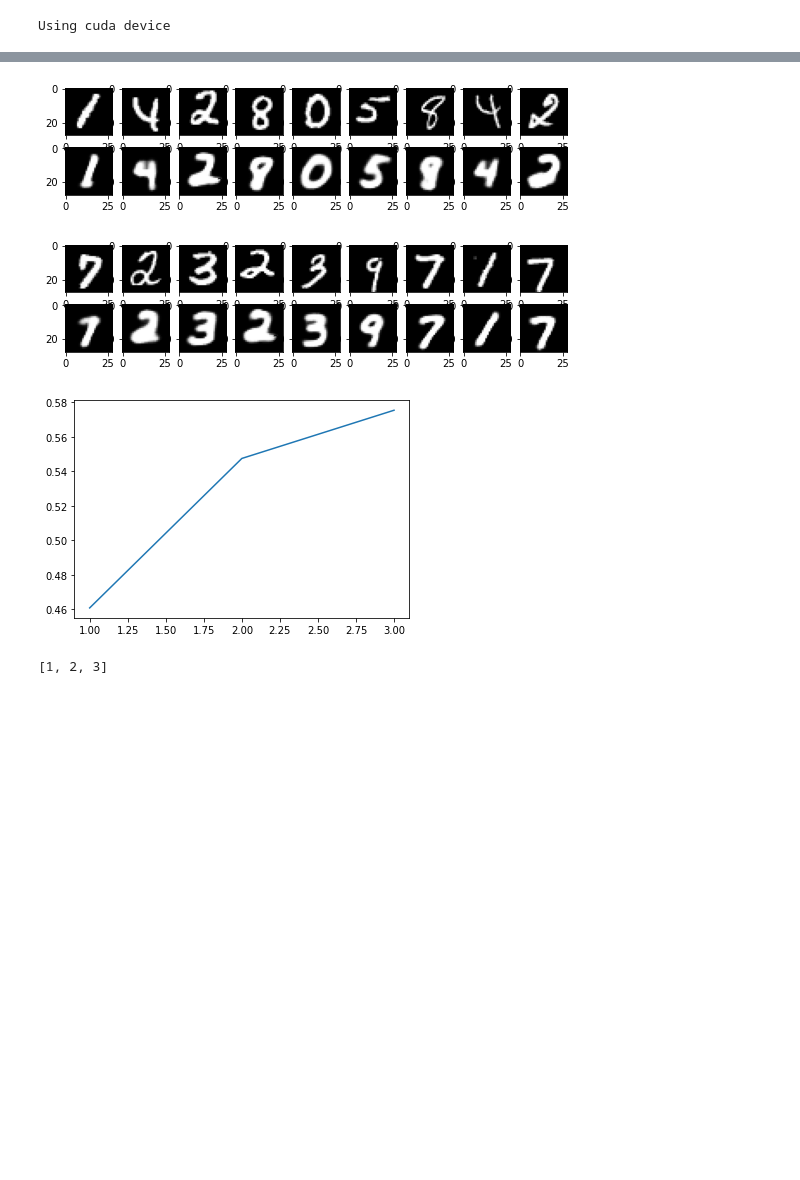
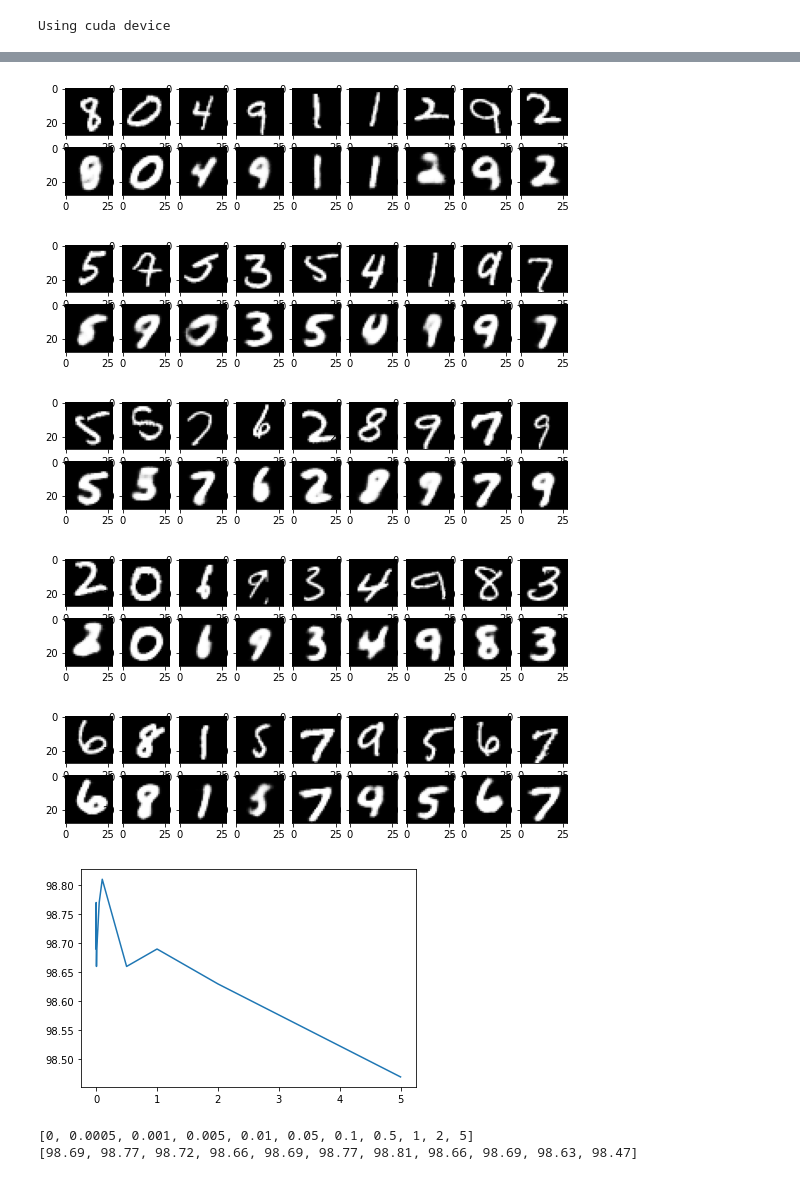
Before and after one commit to darioshehni/bsc-thesis-capnet, a Jupyter notebook: network.ipynb, the cells around one changed output, grey strips where cells are left out. Saved outputs shown, nothing was run; the diff lists cells and outputs as text; code cells hidden in the pictures; blank space fills up the shorter version.

```diff
--- a/network.ipynb
+++ b/network.ipynb
@@ -116,7 +116,8 @@ class Autoencoder_conv(nn.Module):
         return x_rec, y
 
 model = Autoencoder_conv().to(device)
-optimizer = torch.optim.Adam(model.parameters(), lr=learning_rate, weight_decay=weight_decay)
+#optimizer = torch.optim.Adam(model.parameters(), lr=learning_rate, weight_decay=weight_decay)
+optimizer = torch.optim.Adam(model.parameters(), lr=learning_rate)
 model
 # %% [output]
 Autoencoder_conv(
@@ -171,22 +180,23 @@ def test(dataloader, model, optimizer, alpha):
 # %%
-float_range_array = np.arange(1, 4, 1)
-alpha_list = list(float_range_array)
+alpha_list = np.arange(0, 1.2, 0.2)
+alpha_list = [0, 0.0005, 0.001, 0.005, 0.01, 0.05, 0.1, 0.5, 1, 2, 5]
 alpha_scores = []
-final_results = []
+recreations = []
 
 for alpha in alpha_list:
-    epochs = 8
+    model = Autoencoder_conv().to(device)
+    optimizer = torch.optim.Adam(model.parameters(), lr=learning_rate)
+
+    epochs = 20
     outputs = []
-    total_loss = 0
     for epoch in range(epochs):
-
         print(f"Epoch {epoch+1}\n-------------------------------")
         output = train(train_dataloader, model, optimizer, alpha)
         outputs.append(output)
-        total_loss += output[0]
-    avg_loss = total_loss/epochs
-    alpha_scores.append(avg_loss)
-    final_results.append(output[2])
+
+    accuracy = test(test_dataloader, model)
+    alpha_scores.append(accuracy)
+    recreations.append(output[2])
     print("Finished")
 # %% [output]
 Epoch 1
@@ -208,26 +218,31 @@ Epoch:8, alpha:3, Loss:0.5791
 Finished
 # %%
-for k in range(0, epochs, 5):
+for k in range(0, epochs, 4):
     plt.figure(figsize=(9, 2))
     plt.gray()
     imgs = outputs[k][1].detach().cpu().numpy()
     recon = outputs[k][2].detach().cpu().numpy()
     for i, item in enumerate(imgs):
         if i >= 9: break
         plt.subplot(2,9, i+1)
         plt.imshow(item[0])
 
     for i, item in enumerate(recon):
         if i >= 9: break
         plt.subplot(2, 9, 9+i+1)
         plt.imshow(item[0])
 # %% [output]
-[figure, old version]
+[figure, new version]
-[figure, old version]
+[figure, new version]
+[figure, added]
+[figure, added]
+[figure, added]
 # %%
 plt.plot(alpha_list, alpha_scores)
 plt.show()
 print(alpha_list)
+print(alpha_scores)
 # %% [output]
-[figure, old version]
+[figure, new version]
-[1, 2, 3]
+[0, 0.0005, 0.001, 0.005, 0.01, 0.05, 0.1, 0.5, 1, 2, 5]
+[98.69, 98.77, 98.72, 98.66, 98.69, 98.77, 98.81, 98.66, 98.69, 98.63, 98.47]
```
Also changed, not shown: parts of 2 cells of this notebook.
